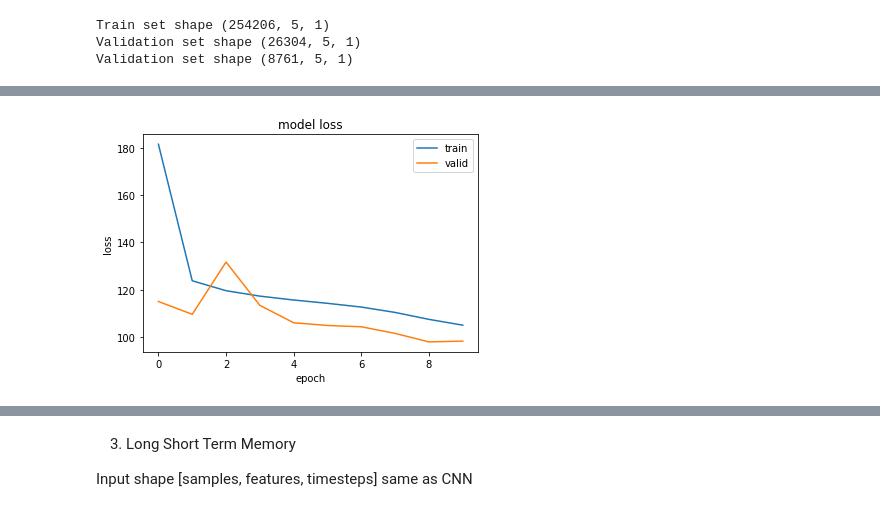
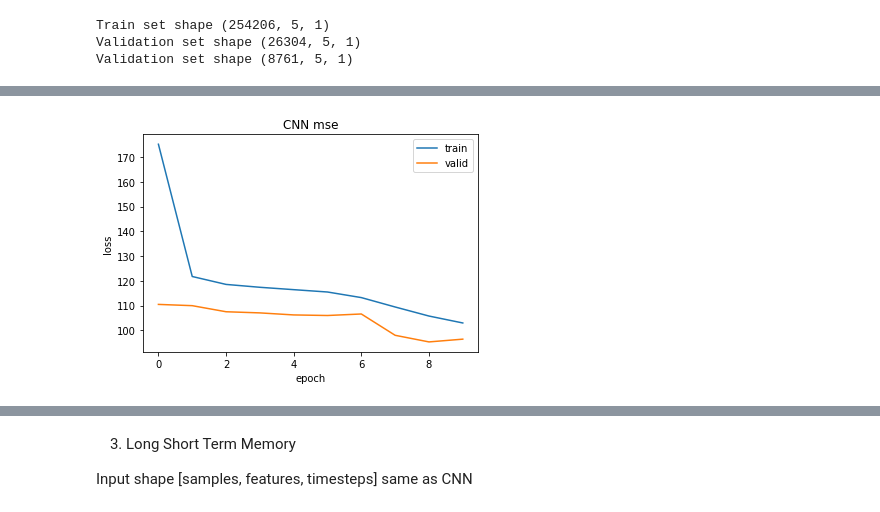
Before and after one commit to souhila98/Water-Level-Forecasting, a Jupyter notebook: Water_Levels_in_Venezia_Italia.ipynb, the cells around one changed output, grey strips where cells are left out. Drawn from its saved outputs; the diff is of its cells as text; code cells hidden in the pictures.

```diff
--- a/Water_Levels_in_Venezia_Italia.ipynb
+++ b/Water_Levels_in_Venezia_Italia.ipynb
@@ -567,7 +580,7 @@ model_cnn.add(MaxPooling1D(pool_size=2))
 model_cnn.add(Flatten())
 model_cnn.add(Dense(50, activation='relu'))
 model_cnn.add(Dense(1))
-model_cnn.compile(loss="mse", optimizer="adam")
+model_cnn.compile(loss="mse", optimizer="adam",metrics=['mse', 'mae'])
 
 model_cnn.summary()
 # %% [output]
@@ -617,11 +630,11 @@ Epoch 10/10
 # %%
 # summarize history for loss
-plt.plot(cnn_history.history['loss'])
-plt.plot(cnn_history.history['val_loss'])
-plt.title('model loss')
+plt.plot(cnn_history.history['mse'])
+plt.plot(cnn_history.history['val_mse'])
+plt.title('CNN mse')
 plt.ylabel('loss')
 plt.xlabel('epoch')
 plt.legend(['train', 'valid'], loc='upper right')
 plt.show()
 # %% [output]
-[figure, old version]
+[figure, new version]
```
Also changed, not shown: parts of 40 cells of this notebook.
